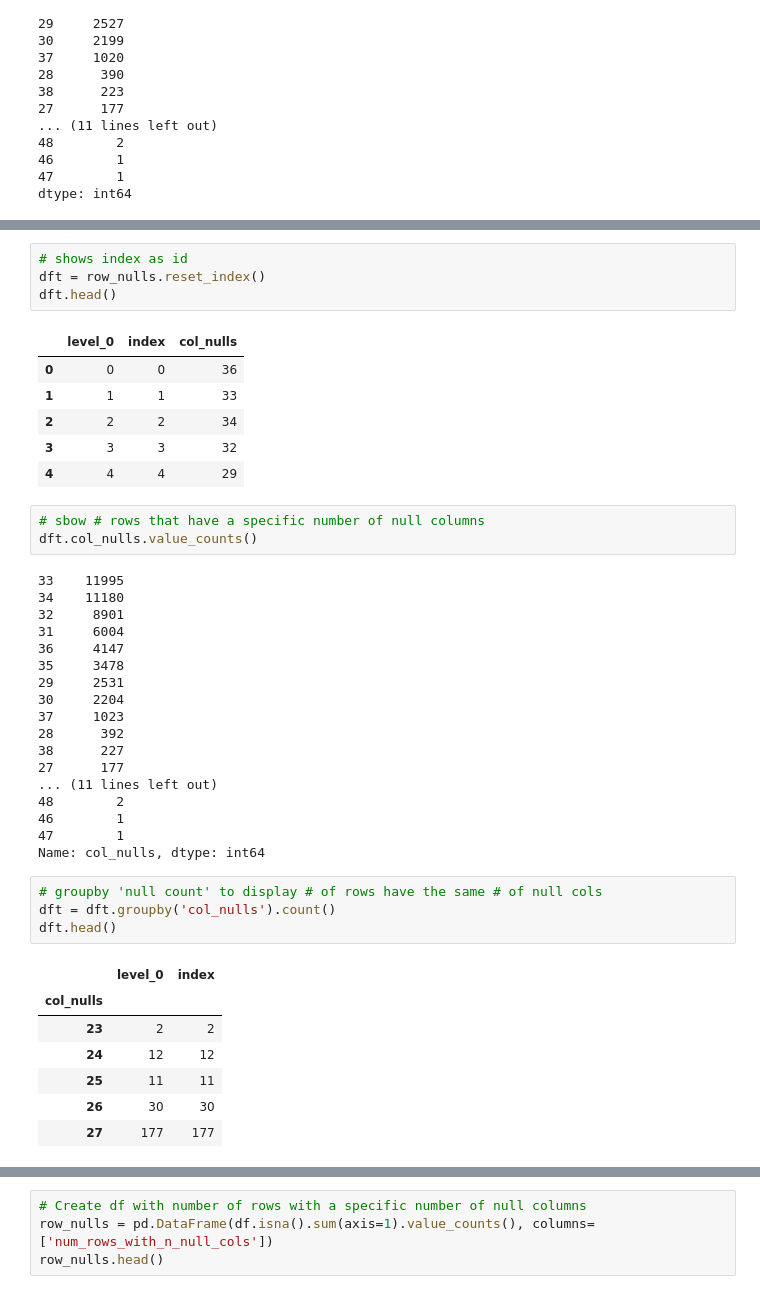
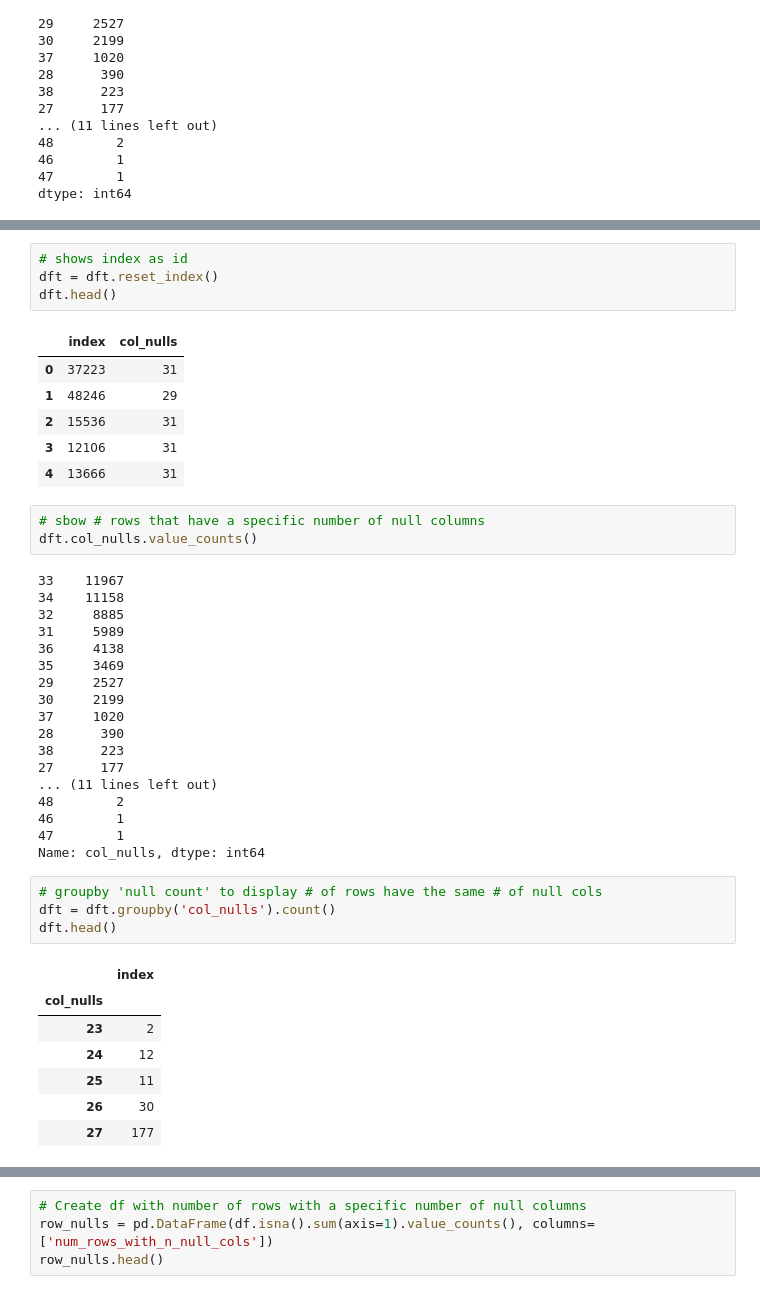
Before and after one commit to kanieladenis/clustering_exercises, a Jupyter notebook: wrangle_zillow_exercises.ipynb, the cells around one changed output, grey strips where cells are left out. Saved outputs shown, nothing was run; the diff lists cells and outputs as text.

```diff
--- a/wrangle_zillow_exercises.ipynb
+++ b/wrangle_zillow_exercises.ipynb
@@ -353,29 +353,29 @@ dft.head()
 # %%
 # shows index as id
-dft = row_nulls.reset_index()
+dft = dft.reset_index()
 dft.head()
 # %% [output]
-|  | level_0 | index | col_nulls |
-| 0 | 0 | 0 | 36 |
-| 1 | 1 | 1 | 33 |
-| 2 | 2 | 2 | 34 |
-| 3 | 3 | 3 | 32 |
-| 4 | 4 | 4 | 29 |
+|  | index | col_nulls |
+| 0 | 37223 | 31 |
+| 1 | 48246 | 29 |
+| 2 | 15536 | 31 |
+| 3 | 12106 | 31 |
+| 4 | 13666 | 31 |
 # %%
 # sbow # rows that have a specific number of null columns
 dft.col_nulls.value_counts()
 # %% [output]
-33    11995
-34    11180
-32     8901
-31     6004
-36     4147
-35     3478
-29     2531
-30     2204
-37     1023
-28      392
-38      227
+33    11967
+34    11158
+32     8885
+31     5989
+36     4138
+35     3469
+29     2527
+30     2199
+37     1020
+28      390
+38      223
 27      177
 ... (11 lines left out)
 48        2
@@ -387,11 +387,11 @@ Name: col_nulls, dtype: int64
 dft = dft.groupby('col_nulls').count()
 dft.head()
 # %% [output]
-|  | level_0 | index |
-| col_nulls |  |  |
-| 23 | 2 | 2 |
-| 24 | 12 | 12 |
-| 25 | 11 | 11 |
-| 26 | 30 | 30 |
-| 27 | 177 | 177 |
+|  | index |
+| col_nulls |  |
+| 23 | 2 |
+| 24 | 12 |
+| 25 | 11 |
+| 26 | 30 |
+| 27 | 177 |
 # %%
```
Also changed, not shown: parts of 10 cells of this notebook, 2 other files.
